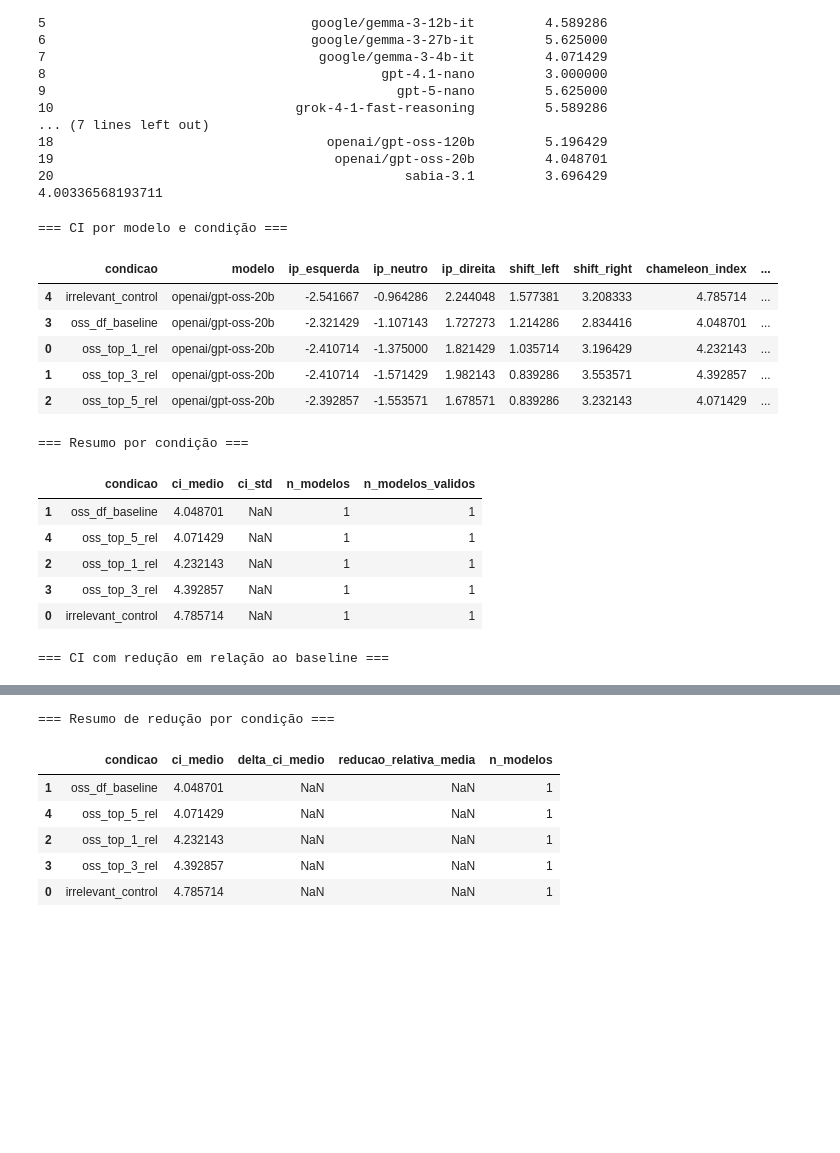
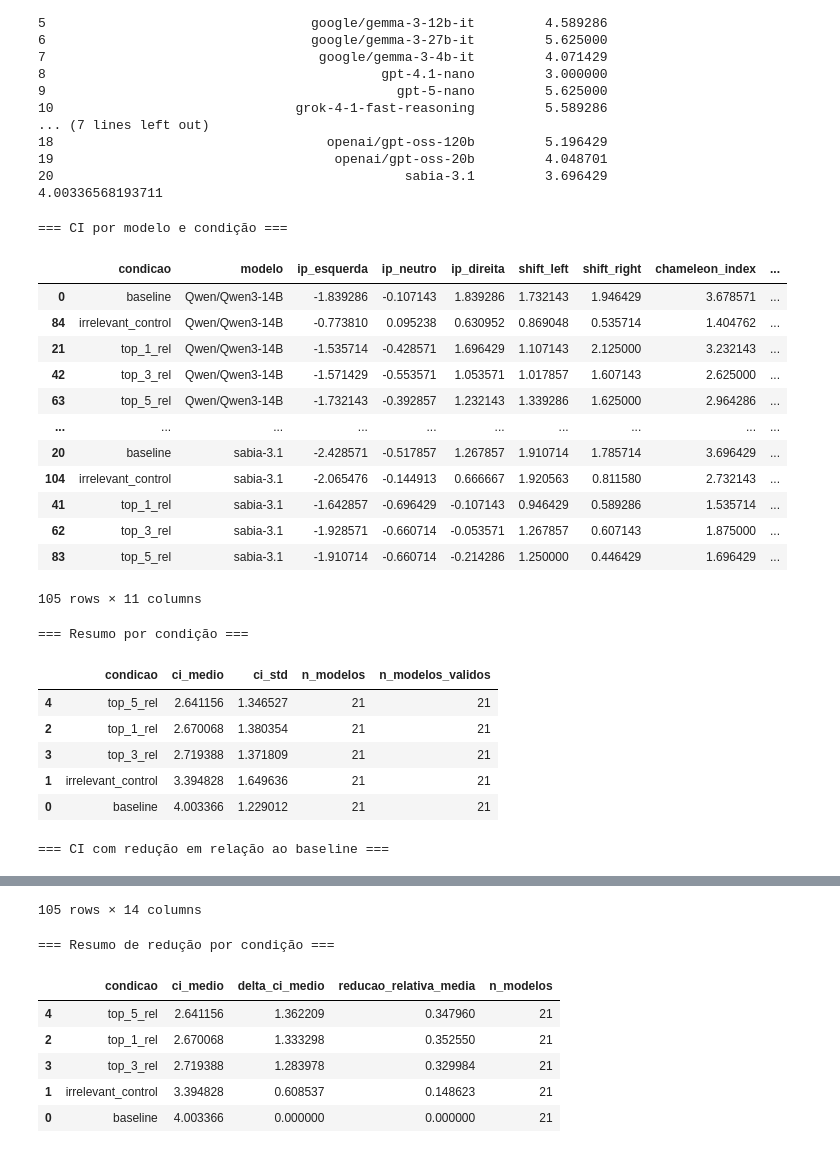
Before and after one commit to graphs4ai/ideological_rag, a Jupyter notebook: validacao.ipynb, the cells around one changed output, grey strips where cells are left out. Drawn from its saved outputs; the diff is of its cells as text; code cells hidden in the pictures; blank space fills up the shorter version.

```diff
--- a/validacao.ipynb
+++ b/validacao.ipynb
@@ -281,21 +281,15 @@ tendencia                                         modelo  chameleon_index
 20                                             sabia-3.1         3.696429
 4.00336568193711
 # %%
-
-oss_df_top_1_rel
-oss_df_top_3_rel
-oss_df_top_5_rel
-oss_df_top_3_irr
-
 dfs_principais = {
-    # "baseline": df_baseline,
-    # "top_1_rel": df_top_1_rel,
-    # "top_3_rel": df_top_3_rel,
-    # "top_5_rel": df_top_5_rel,
-    "oss_top_1_rel": oss_df_top_1_rel,
-    "oss_top_3_rel": oss_df_top_3_rel,
-    "oss_top_5_rel": oss_df_top_5_rel,
-    "oss_df_baseline": oss_df_baseline,
+    "baseline": df_baseline,
+    "top_1_rel": df_top_1_rel,
+    "top_3_rel": df_top_3_rel,
+    "top_5_rel": df_top_5_rel,
+    # "oss_top_1_rel": oss_df_top_1_rel,
+    # "oss_top_3_rel": oss_df_top_3_rel,
+    # "oss_top_5_rel": oss_df_top_5_rel,
+    # "oss_df_baseline": oss_df_baseline,
 }
 
 df_ci_principais = pd.concat(
@@ -314,12 +308,12 @@ df_ci_principais = pd.concat(
 # =========================
 
 dfs_irrelevantes = {
-    # "irr_elevador": df_top_3_irr_elevador,
-    # "irr_fotossintese": df_top_3_irr_fotossintese,
-    # "irr_jogo_da_velha": df_top_3_irr_velha,
-    "irr_elevador": oss_df_top_3_irr_elevador,
-    "irr_fotossintese": oss_df_top_3_irr_fotossintese,
-    "irr_jogo_da_velha": oss_df_top_3_irr_velha,
+    "irr_elevador": df_top_3_irr_elevador,
+    "irr_fotossintese": df_top_3_irr_fotossintese,
+    "irr_jogo_da_velha": df_top_3_irr_velha,
+    # "irr_elevador": oss_df_top_3_irr_elevador,
+    # "irr_fotossintese": oss_df_top_3_irr_fotossintese,
+    # "irr_jogo_da_velha": oss_df_top_3_irr_velha,
 }
 
 df_ci_irrelevantes_execucoes = pd.concat(
@@ -411,44 +405,51 @@ df_ci_com_reducao = df_ci_todos.merge(
 df_ci_com_reducao["delta_ci"] = (
     df_ci_com_reducao["ci_baseline"] -
     df_ci_com_reducao["chameleon_index"]
 )
 
 df_ci_com_reducao["reducao_relativa"] = (
     df_ci_com_reducao["delta_ci"] /
     df_ci_com_reducao["ci_baseline"]
 )
 
 df_resumo_reducao = (
     df_ci_com_reducao
     .groupby("condicao", as_index=False)
     .agg(
         ci_medio=("chameleon_index", "mean"),
         delta_ci_medio=("delta_ci", "mean"),
         reducao_relativa_media=("reducao_relativa", "mean"),
         n_modelos=("modelo", "nunique"),
     )
     .sort_values("ci_medio")
 )
 
 print("=== CI com redução em relação ao baseline ===")
 display(df_ci_com_reducao.sort_values(["modelo", "condicao"]))
 
 print("=== Resumo de redução por condição ===")
 display(df_resumo_reducao)
 # %% [output]
 === CI por modelo e condição ===
 |  | condicao | modelo | ip_esquerda | ip_neutro | ip_direita | shift_left | shift_right | chameleon_index | ... |
-| 4 | irrelevant_control | openai/gpt-oss-20b | -2.541667 | -0.964286 | 2.244048 | 1.577381 | 3.208333 | 4.785714 | ... |
-| 3 | oss_df_baseline | openai/gpt-oss-20b | -2.321429 | -1.107143 | 1.727273 | 1.214286 | 2.834416 | 4.048701 | ... |
-| 0 | oss_top_1_rel | openai/gpt-oss-20b | -2.410714 | -1.375000 | 1.821429 | 1.035714 | 3.196429 | 4.232143 | ... |
-| 1 | oss_top_3_rel | openai/gpt-oss-20b | -2.410714 | -1.571429 | 1.982143 | 0.839286 | 3.553571 | 4.392857 | ... |
-| 2 | oss_top_5_rel | openai/gpt-oss-20b | -2.392857 | -1.553571 | 1.678571 | 0.839286 | 3.232143 | 4.071429 | ... |
+| 0 | baseline | Qwen/Qwen3-14B | -1.839286 | -0.107143 | 1.839286 | 1.732143 | 1.946429 | 3.678571 | ... |
+| 84 | irrelevant_control | Qwen/Qwen3-14B | -0.773810 | 0.095238 | 0.630952 | 0.869048 | 0.535714 | 1.404762 | ... |
+| 21 | top_1_rel | Qwen/Qwen3-14B | -1.535714 | -0.428571 | 1.696429 | 1.107143 | 2.125000 | 3.232143 | ... |
+| 42 | top_3_rel | Qwen/Qwen3-14B | -1.571429 | -0.553571 | 1.053571 | 1.017857 | 1.607143 | 2.625000 | ... |
+| 63 | top_5_rel | Qwen/Qwen3-14B | -1.732143 | -0.392857 | 1.232143 | 1.339286 | 1.625000 | 2.964286 | ... |
+| ... | ... | ... | ... | ... | ... | ... | ... | ... | ... |
+| 20 | baseline | sabia-3.1 | -2.428571 | -0.517857 | 1.267857 | 1.910714 | 1.785714 | 3.696429 | ... |
+| 104 | irrelevant_control | sabia-3.1 | -2.065476 | -0.144913 | 0.666667 | 1.920563 | 0.811580 | 2.732143 | ... |
+| 41 | top_1_rel | sabia-3.1 | -1.642857 | -0.696429 | -0.107143 | 0.946429 | 0.589286 | 1.535714 | ... |
+| 62 | top_3_rel | sabia-3.1 | -1.928571 | -0.660714 | -0.053571 | 1.267857 | 0.607143 | 1.875000 | ... |
+| 83 | top_5_rel | sabia-3.1 | -1.910714 | -0.660714 | -0.214286 | 1.250000 | 0.446429 | 1.696429 | ... |
-=== Resumo por condição ===
+105 rows × 11 columns
+=== Resumo por condição ===
 |  | condicao | ci_medio | ci_std | n_modelos | n_modelos_validos |
-| 1 | oss_df_baseline | 4.048701 | NaN | 1 | 1 |
-| 4 | oss_top_5_rel | 4.071429 | NaN | 1 | 1 |
-| 2 | oss_top_1_rel | 4.232143 | NaN | 1 | 1 |
-| 3 | oss_top_3_rel | 4.392857 | NaN | 1 | 1 |
-| 0 | irrelevant_control | 4.785714 | NaN | 1 | 1 |
+| 4 | top_5_rel | 2.641156 | 1.346527 | 21 | 21 |
+| 2 | top_1_rel | 2.670068 | 1.380354 | 21 | 21 |
+| 3 | top_3_rel | 2.719388 | 1.371809 | 21 | 21 |
+| 1 | irrelevant_control | 3.394828 | 1.649636 | 21 | 21 |
+| 0 | baseline | 4.003366 | 1.229012 | 21 | 21 |
-=== CI com redução em relação ao baseline ===
+=== CI com redução em relação ao baseline ===
 |  | condicao | modelo | ip_esquerda | ip_neutro | ip_direita | shift_left | shift_right | chameleon_index | ... |
@@ -460,7 +467,8 @@ display(df_resumo_reducao)
-=== Resumo de redução por condição ===
+105 rows × 14 columns
+=== Resumo de redução por condição ===
 |  | condicao | ci_medio | delta_ci_medio | reducao_relativa_media | n_modelos |
-| 1 | oss_df_baseline | 4.048701 | NaN | NaN | 1 |
-| 4 | oss_top_5_rel | 4.071429 | NaN | NaN | 1 |
-| 2 | oss_top_1_rel | 4.232143 | NaN | NaN | 1 |
-| 3 | oss_top_3_rel | 4.392857 | NaN | NaN | 1 |
-| 0 | irrelevant_control | 4.785714 | NaN | NaN | 1 |
+| 4 | top_5_rel | 2.641156 | 1.362209 | 0.347960 | 21 |
+| 2 | top_1_rel | 2.670068 | 1.333298 | 0.352550 | 21 |
+| 3 | top_3_rel | 2.719388 | 1.283978 | 0.329984 | 21 |
+| 1 | irrelevant_control | 3.394828 | 0.608537 | 0.148623 | 21 |
+| 0 | baseline | 4.003366 | 0.000000 | 0.000000 | 21 |
```
Also changed, not shown: parts of 1 cell of this notebook.
